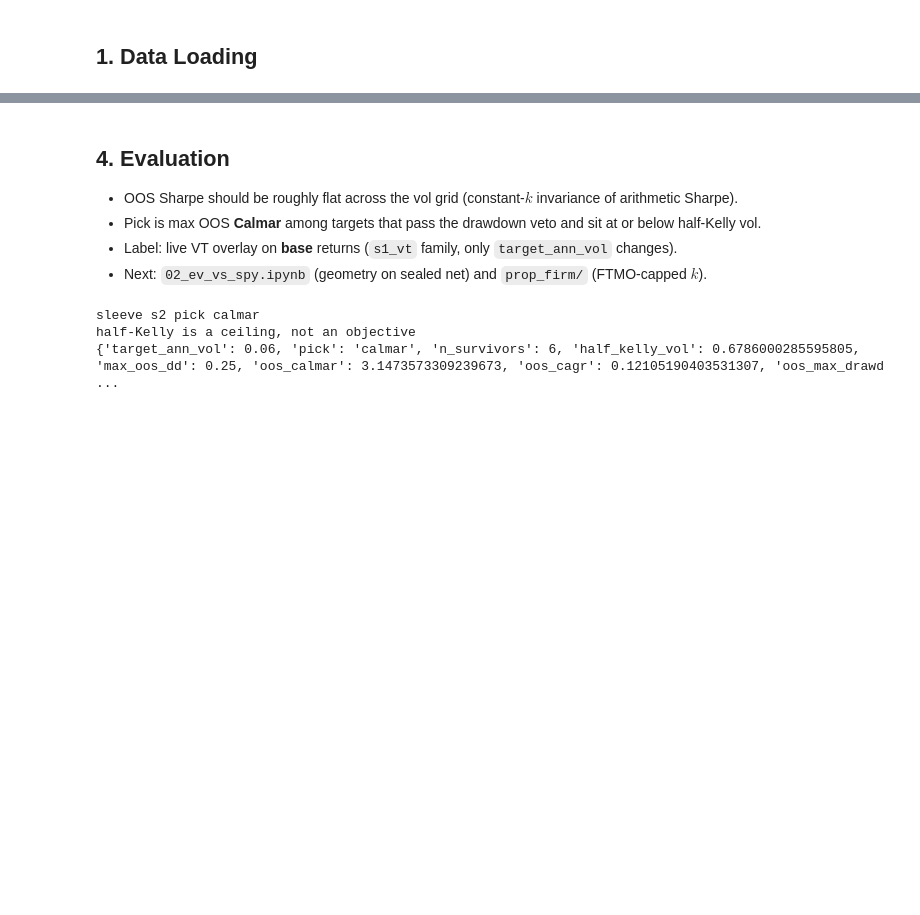
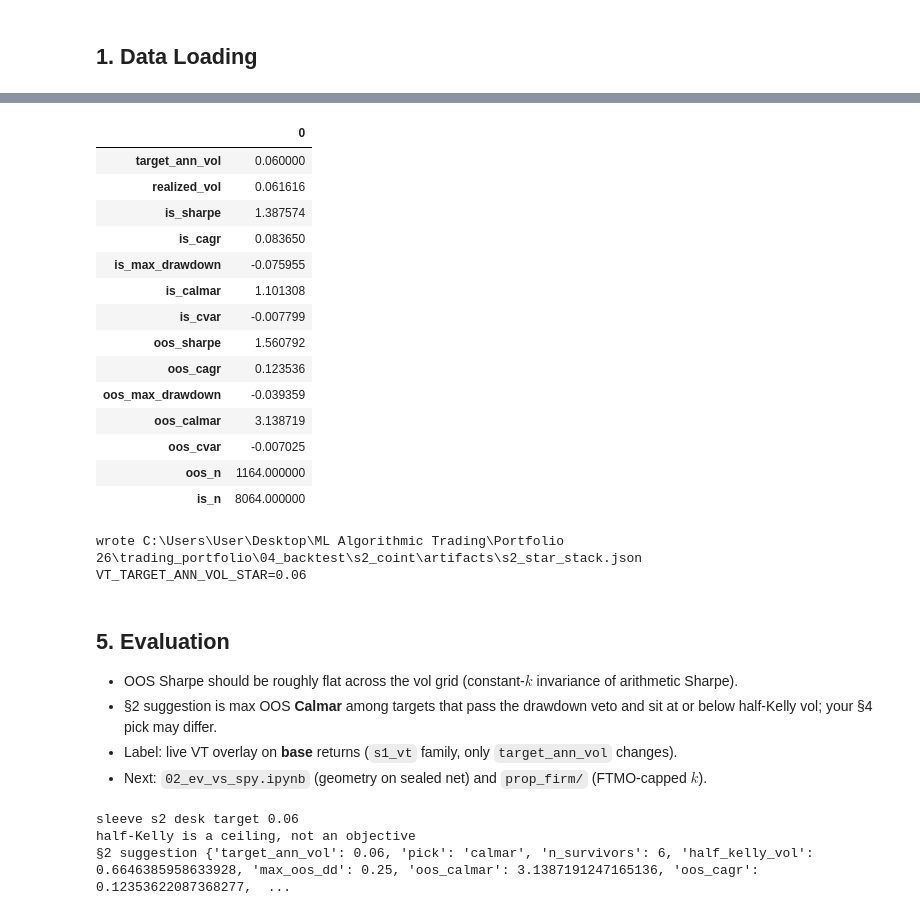
Before and after one commit to charlievellacott/trading_portfolio, a Jupyter notebook: 06_risk/notebooks/s2_coint/01_leverage.ipynb, the cells around one changed output, grey strips where cells are left out. Cells and saved outputs as stored; diff of their text form; code cells hidden in the pictures; blank space fills up the shorter version.

```diff
--- a/06_risk/notebooks/s2_coint/01_leverage.ipynb
+++ b/06_risk/notebooks/s2_coint/01_leverage.ipynb
@@ -35,11 +40,12 @@ for _ in range(12):
 if ROOT not in sys.path:
     sys.path.insert(0, ROOT)
 
+from backtest.s2_coint.research import DEFAULT_STAR_STACK
+from backtest.star_stack_io import require_star
 from risk.analytics.leverage.apply import s2_frozen_cfg
-from risk.analytics.leverage.artifacts import artifact_path
 from risk.analytics.leverage.loaders import load_s2_period_returns_base
 from risk.analytics.leverage.plots import surface_cagr_figure, surface_calmar_figure, surface_dd_figure
-from risk.analytics.leverage.report import run_leverage_policy
+from risk.analytics.leverage.report import compute_leverage_surface, freeze_vt_target_ann_vol
 from risk.analytics.monte_carlo.loaders import find_repo_root
 
 ROOT = find_repo_root(ROOT)
@@ -55,15 +61,16 @@ VT_STAR = "s1_vt"
 DEFAULT_IS_END = "2021-12-31"
 DEFAULT_TARGETS = [0.06, 0.08, 0.10, 0.12, 0.15, 0.18]
 DEFAULT_DD_CAP = 0.25
-PICK = "calmar"
-ARTIFACT_PATH = artifact_path(ROOT, SLEEVE)
+PICK = "calmar"  # objective for §2 suggestion only
+STAR_STACK_PATH = DEFAULT_STAR_STACK
+
 CFG = s2_frozen_cfg(
     target_ann_vol=0.10,
     periods_per_year=PERIODS_PER_YEAR,
     sigma_window=SIGMA_WINDOW,
 )
 print("s2 vt family s1_vt sigma_window", SIGMA_WINDOW)
-print("ARTIFACT_PATH", ARTIFACT_PATH)
+print("STAR_STACK_PATH", STAR_STACK_PATH)
 # %% [output]
 ROOT c:\Users\User\Desktop\ML Algorithmic Trading\Portfolio 26\trading_portfolio
 s2 vt family s1_vt sigma_window 60
@@ -175,16 +177,69 @@ wrote c:\Users\User\Desktop\ML Algorithmic Trading\Portfolio 26\trading_portfoli
+# %%
+# Type STAR here
+VT_TARGET_ANN_VOL_STAR = 0.06
+
+require_star("VT_TARGET_ANN_VOL_STAR", VT_TARGET_ANN_VOL_STAR)
+if VT_TARGET_ANN_VOL_STAR not in DEFAULT_TARGETS:
+    raise ValueError(
+        f"VT_TARGET_ANN_VOL_STAR={VT_TARGET_ANN_VOL_STAR} not in DEFAULT_TARGETS; "
+        "add it to the grid or pick a listed value"
+    )
+if not PACK:
+    raise RuntimeError("run §2 first")
+
+row = PACK["surface"].loc[
+    PACK["surface"]["target_ann_vol"].astype(float) == float(VT_TARGET_ANN_VOL_STAR)
+]
+if row.empty:
+    raise ValueError("chosen target missing from §2 surface — re-run §2")
+display(row.T)
+
+hk = float(PACK["half_kelly_vol"])
+if float(VT_TARGET_ANN_VOL_STAR) > hk + 1e-12:
+    print(f"warning: {VT_TARGET_ANN_VOL_STAR:.3g} > half-Kelly ceiling {hk:.3g}")
+dd_cap = float(PACK["max_oos_dd"])
+oos_dd = float(row.iloc[0]["oos_max_drawdown"])
+if oos_dd < -dd_cap:
+    print(f"warning: OOS max DD {oos_dd:.3%} breaches veto {dd_cap:.0%}")
+
+stack = freeze_vt_target_ann_vol(
+    STAR_STACK_PATH,
+    float(VT_TARGET_ANN_VOL_STAR),
+    pick=PICK,
+)
+print(f"wrote {STAR_STACK_PATH}")
+print(f"VT_TARGET_ANN_VOL_STAR={stack['VT_TARGET_ANN_VOL_STAR']}")
+# %% [output]
+|  | 0 |
+| target_ann_vol | 0.060000 |
+| realized_vol | 0.061616 |
+| is_sharpe | 1.387574 |
+| is_cagr | 0.083650 |
+| is_max_drawdown | -0.075955 |
+| is_calmar | 1.101308 |
+| is_cvar | -0.007799 |
+| oos_sharpe | 1.560792 |
+| oos_cagr | 0.123536 |
+| oos_max_drawdown | -0.039359 |
+| oos_calmar | 3.138719 |
+| oos_cvar | -0.007025 |
+| oos_n | 1164.000000 |
+| is_n | 8064.000000 |
+wrote C:\Users\User\Desktop\ML Algorithmic Trading\Portfolio 26\trading_portfolio\04_backtest\s2_coint\artifacts\s2_star_stack.json
+VT_TARGET_ANN_VOL_STAR=0.06
 # %% [markdown]
-## 4. Evaluation
+## 5. Evaluation
 
 - OOS Sharpe should be roughly flat across the vol grid (constant-$k$ invariance of arithmetic Sharpe).
-- Pick is max OOS **Calmar** among targets that pass the drawdown veto and sit at or below half-Kelly vol.
+- §2 suggestion is max OOS **Calmar** among targets that pass the drawdown veto and sit at or below half-Kelly vol; your §4 pick may differ.
 - Label: live VT overlay on **base** returns (`s1_vt` family, only `target_ann_vol` changes).
 - Next: `02_ev_vs_spy.ipynb` (geometry on sealed net) and `prop_firm/` (FTMO-capped $k$).
 # %%
-print("sleeve", SLEEVE, "pick", PICK)
+print("sleeve", SLEEVE, "desk target", VT_TARGET_ANN_VOL_STAR)
 print("half-Kelly is a ceiling, not an objective")
-if PACK.get("decision"):
-    print(PACK["decision"])
+if PACK.get("suggestion"):
+    print("§2 suggestion", PACK["suggestion"])
 # %% [output]
-sleeve s2 pick calmar
+sleeve s2 desk target 0.06
 half-Kelly is a ceiling, not an objective
-{'target_ann_vol': 0.06, 'pick': 'calmar', 'n_survivors': 6, 'half_kelly_vol': 0.6786000285595805, 'max_oos_dd': 0.25, 'oos_calmar': 3.1473573309239673, 'oos_cagr': 0.12105190403531307, 'oos_max_drawd ...
+§2 suggestion {'target_ann_vol': 0.06, 'pick': 'calmar', 'n_survivors': 6, 'half_kelly_vol': 0.6646385958633928, 'max_oos_dd': 0.25, 'oos_calmar': 3.1387191247165136, 'oos_cagr': 0.12353622087368277,  ...
```
Also changed, not shown: parts of 10 cells of this notebook, 37 other files.
